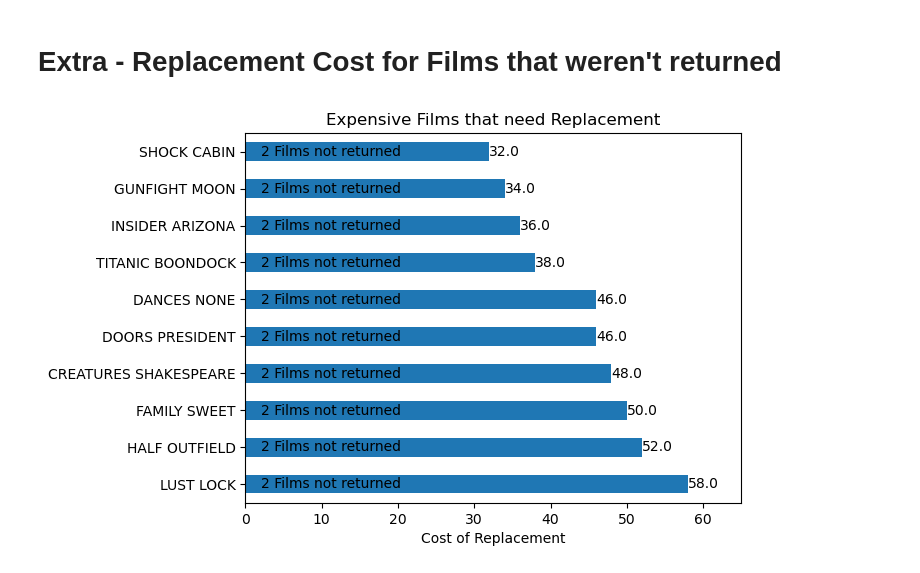
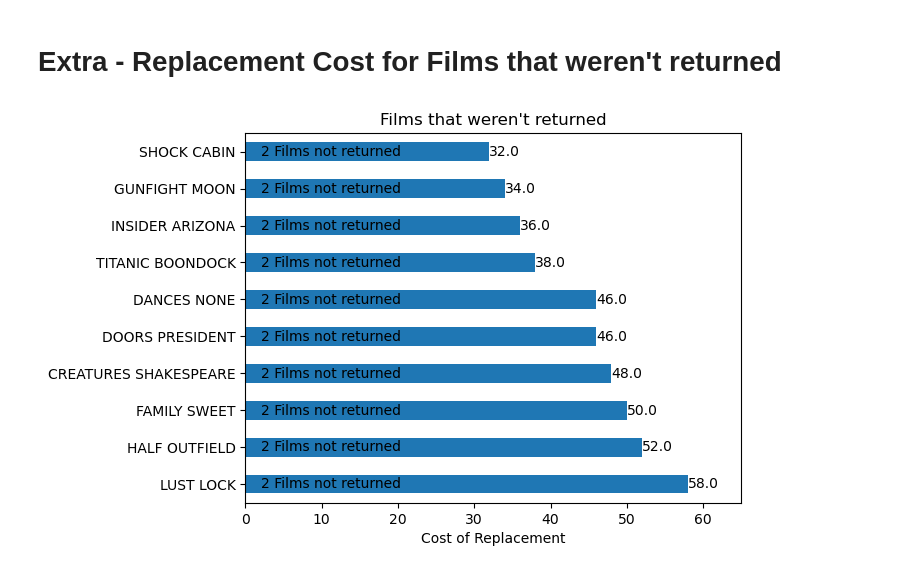
Before and after one commit to luipmesquita/Main-Project-of-Data-Analysis, a Jupyter notebook: scripts/sakila-InProgress.ipynb, the cells around one changed output. Cells and saved outputs as stored; diff of their text form; code cells hidden in the pictures.

```diff
--- a/scripts/sakila-InProgress.ipynb
+++ b/scripts/sakila-InProgress.ipynb
@@ -14,7 +14,7 @@ try:
         host = 'localhost',
         database = 'sakila',
         user = 'root',
-        password = 'pass')
+        password = '365pass')
 
 except:
     print('Error connecting to the databse')
@@ -443,16 +441,16 @@ ax2 = merged_df_not_returned.sort_values('Film_Replace_Cost', ascending = False)
 # %%
 # Set the bar chart
 plot = ax2['Film_Replace_Cost'].plot.barh(y      = 'Film_Replace_Cost',
-                                          title  = 'Expensive Films that need Replacement',
+                                          title  = 'Films that weren\'t returned',
                                           ylabel = '',
                                           xlabel = 'Cost of Replacement',
                                           xlim   = (0,65))
 
 # Add text labels to each bar
 for i, v in enumerate(ax2['count']):
     plot.text(v, i, f'{v} Films not returned', ha = 'left', va = 'center', color = 'black')
 
 for i, v in enumerate(ax2['Film_Replace_Cost']):
     plot.text(v, i, f'{np.round(v)}', ha = 'left', va = 'center')
 # %% [output]
-[figure, old version]
+[figure, new version]
```
Also changed, not shown: parts of 5 cells of this notebook.
